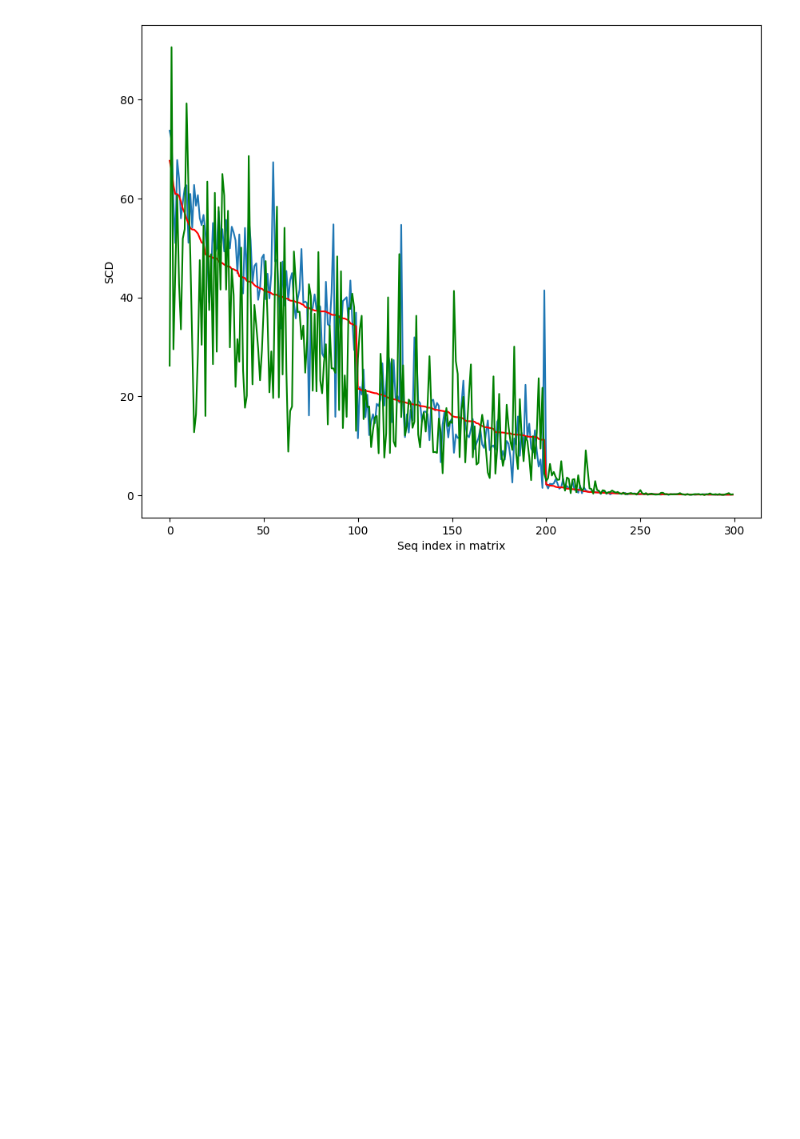
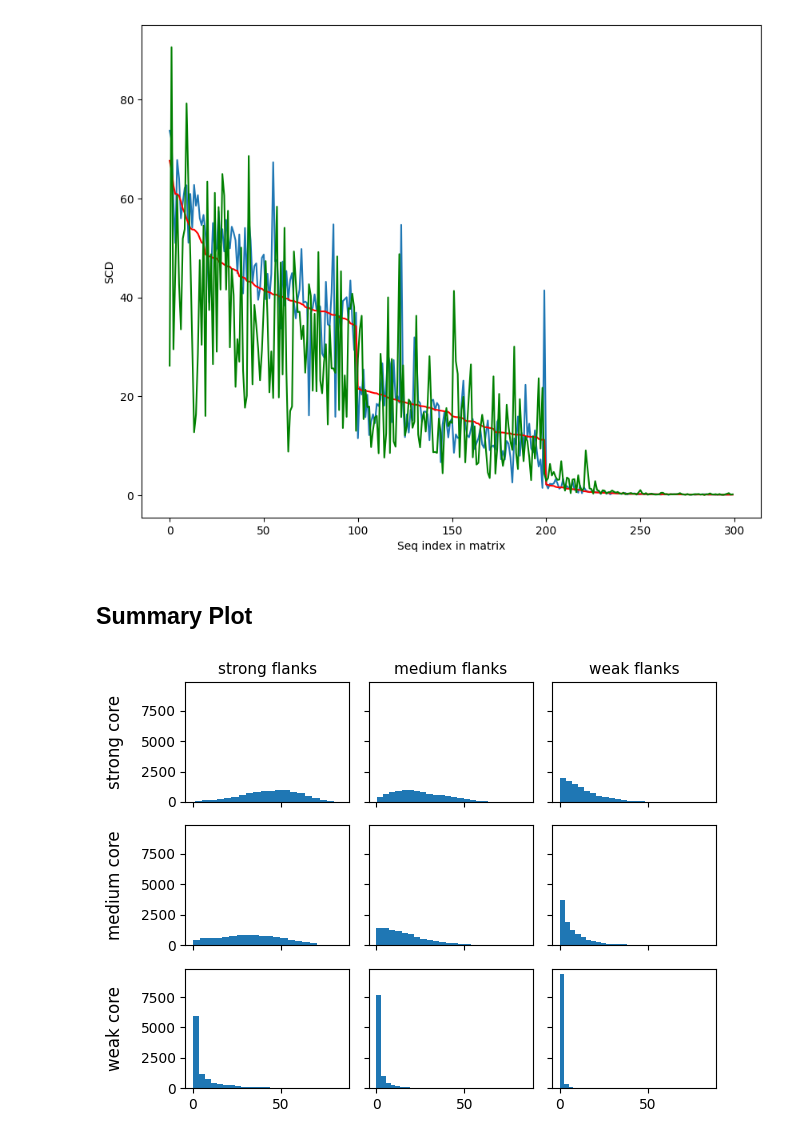
Before and after one commit to Fudenberg-Research-Group/akitaV2-analyses, a Jupyter notebook: experiments/virtual_insertion_flank_core_compatibility/analysis/analysis.ipynb, the cells around one changed output. Drawn from its saved outputs; the diff is of its cells as text; code cells hidden in the pictures; blank space fills up the shorter version.

Commit message:
adding summary plot

```diff
--- a/experiments/virtual_insertion_flank_core_compatibility/analysis/analysis.ipynb
+++ b/experiments/virtual_insertion_flank_core_compatibility/analysis/analysis.ipynb
@@ -46,3 +40,5 @@ unique_core_ends = df_m0_bg0_tg["end_core"].unique()
+# %%
+unique_core_ends = df_m0_bg0_tg.end_core.unique()
 # %%
 LIST_bg0 = [df_m0_bg0_tg[df_m0_bg0_tg["end_core"] == unique_core_end].sort_values(by="insertion_SCD_flank", ascending=False).SCD_m0 for unique_core_end in unique_core_ends]
 LIST_bg1 = [df_m0_bg1_tg[df_m0_bg1_tg["end_core"] == unique_core_end].sort_values(by="insertion_SCD_flank", ascending=False).SCD_m0 for unique_core_end in unique_core_ends]
@@ -129,3 +115,41 @@ plt.ylabel("SCD")
 # %% [output]
 Text(0, 0.5, 'SCD')
 [figure]
+# %% [markdown]
+## Summary Plot
+# %%
+fig, axs = plt.subplots(3, 3, sharey=True, sharex=True, tight_layout=True)
+
+num_bins = 20
+
+# strong core, strong flanks
+axs[0,0].hist(MATRIX[0:100, 0:100].flatten(), bins=num_bins)
+# strong core, medium flanks
+axs[0,1].hist(MATRIX[0:100, 100:200].flatten(), bins=num_bins)
+# strong core, weak flanks
+axs[0,2].hist(MATRIX[0:100, 200:300].flatten(), bins=num_bins)
+
+# medium core, strong flanks
+axs[1,0].hist(MATRIX[100:200, 0:100].flatten(), bins=num_bins)
+# medium core, medium flanks
+axs[1,1].hist(MATRIX[100:200, 100:200].flatten(), bins=num_bins)
+# medium core, weak flanks
+axs[1,2].hist(MATRIX[100:200, 200:300].flatten(), bins=num_bins)
+
+# weak core, strong flanks
+axs[2,0].hist(MATRIX[200:300, 0:100].flatten(), bins=num_bins)
+# weak core, medium flanks
+axs[2,1].hist(MATRIX[200:300, 100:200].flatten(), bins=num_bins)
+# weak core, weak flanks
+axs[2,2].hist(MATRIX[200:300, 200:300].flatten(), bins=num_bins)
+
+cols = ["strong flanks", "medium flanks", "weak flanks"]
+rows = ["strong core", "medium core", "weak core"]
+
+for ax, col in zip(axs[0], cols):
+    ax.set_title(col, size=11)
+
+for ax, row in zip(axs[:,0], rows):
+    ax.set_ylabel(row, rotation=90, fontsize=12, labelpad=12)
+# %% [output]
+[figure, added]
```
Also changed, not shown: parts of 9 cells of this notebook.
